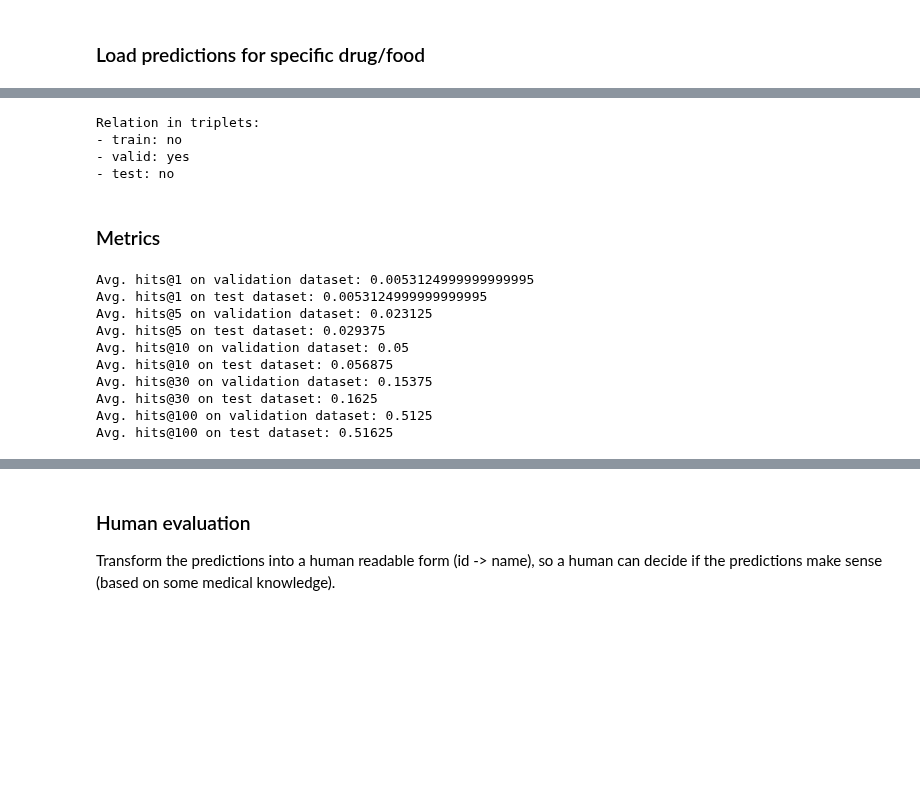
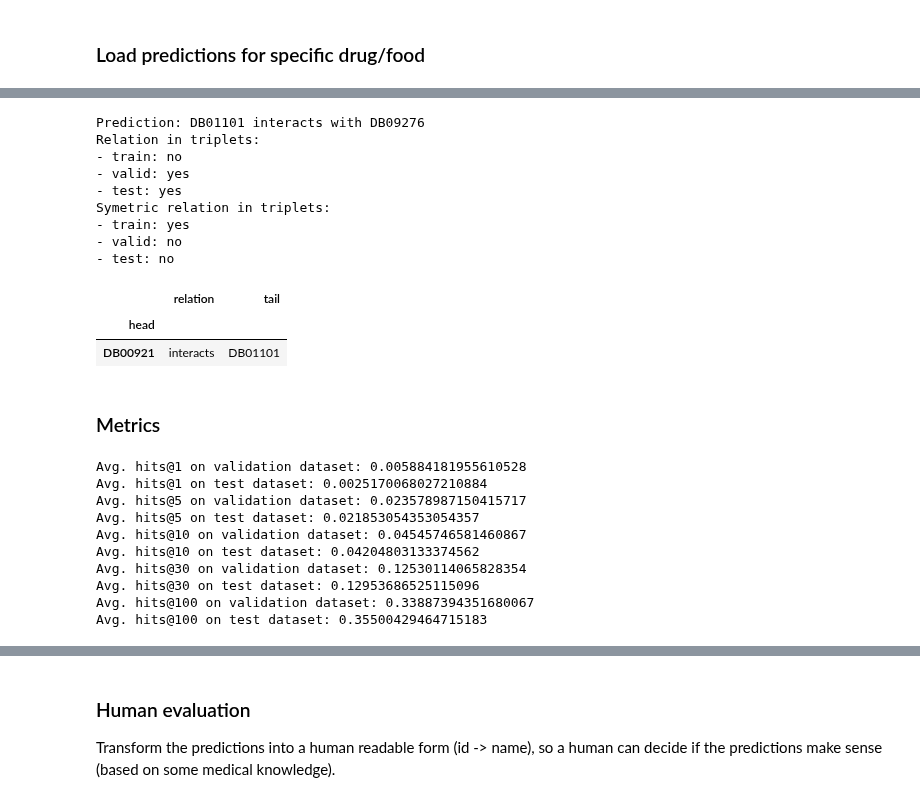
Before and after one commit to marketakrenkova/drug-interaction-prediction, a Jupyter notebook: data_processing/prediction_processing.ipynb, the cells around one changed output, grey strips where cells are left out. Drawn from its saved outputs; the diff is of its cells as text; code cells hidden in the pictures; blank space fills up the shorter version.

```diff
--- a/data_processing/prediction_processing.ipynb
+++ b/data_processing/prediction_processing.ipynb
@@ -172,7 +202,8 @@ Interactions with delta-Carotene
 
 data = 'drugbank'
 idx = drug_id
-snd_idx = tails[60]
+snd_idx = tails[3]
+print('Prediction:', idx, 'interacts with', snd_idx)
 
 train_triplets = pd.read_csv(triplets_dir + 'train_' + data + '.tsv', sep='\t', index_col=[0])
 valid_triplets = pd.read_csv(triplets_dir + 'valid_' + data + '.tsv', sep='\t', index_col=[0])
@@ -182,6 +213,7 @@ filtered_triplets = train_triplets.loc[train_triplets.index == idx]
 in_train = filtered_triplets.loc[filtered_triplets['tail'] == snd_idx].any().sum()
 
 filtered_triplets = valid_triplets.loc[valid_triplets.index == idx]
+# print(filtered_triplets.loc[filtered_triplets['tail'] == snd_idx])
 in_valid = filtered_triplets.loc[filtered_triplets['tail'] == snd_idx].any().sum()
 
 filtered_triplets = test_triplets.loc[test_triplets.index == idx]
@@ -191,11 +223,39 @@ print(f'Relation in triplets:')
 print(f'- train:', 'yes' if in_train else 'no')
 print(f'- valid:', 'yes' if in_valid else 'no')
 print(f'- test:', 'yes' if in_test else 'no')
+
+# find also symetric relations
+filtered_triplets = train_triplets.loc[train_triplets.index == snd_idx]
+in_train = filtered_triplets.loc[filtered_triplets['tail'] == idx].any().sum()
+# print(filtered_triplets.loc[filtered_triplets['tail'] == idx])
+
+filtered_triplets = valid_triplets.loc[valid_triplets.index == snd_idx]
+in_valid = filtered_triplets.loc[filtered_triplets['tail'] == idx].any().sum()
+
+filtered_triplets = test_triplets.loc[test_triplets.index == snd_idx]
+in_test = filtered_triplets.loc[filtered_triplets['tail'] == idx].any().sum()
+
+print(f'Symetric relation in triplets:')
+print(f'- train:', 'yes' if in_train else 'no')
+print(f'- valid:', 'yes' if in_valid else 'no')
+print(f'- test:', 'yes' if in_test else 'no')
 # %% [output]
+Prediction: DB01101 interacts with DB09276
 Relation in triplets:
 - train: no
 - valid: yes
+- test: yes
+Symetric relation in triplets:
+- train: yes
+- valid: no
 - test: no
+# %%
+tmp = train_triplets.loc[train_triplets['tail'] == 'DB01101']
+tmp[tmp.index == 'DB00921']
+# %% [output]
+|  | relation | tail |
+| head |  |  |
+| DB00921 | interacts | DB01101 |
 # %% [markdown]
 ### Metrics
 # %%
@@ -243,20 +303,20 @@ def compute_hits_at_k(common_drugs_ids, prediction_dir, specification, data_dir,
     print(f'Avg. hits@{k} on validation dataset: {np.mean(hits_k_valid)}')
     print(f'Avg. hits@{k} on test dataset: {np.mean(hits_k_test)}')
 # %%
-compute_hits_at_k(common_drugs_ids, prediction_dir, specification, data_dir, triplets_dir, 1)
-compute_hits_at_k(common_drugs_ids, prediction_dir, specification, data_dir, triplets_dir, 5)
-compute_hits_at_k(common_drugs_ids, prediction_dir, specification, data_dir, triplets_dir, 10)
-compute_hits_at_k(common_drugs_ids, prediction_dir, specification, data_dir, triplets_dir, 30)
-compute_hits_at_k(common_drugs_ids, prediction_dir, specification, data_dir, triplets_dir, 100)
+compute_hits_at_k(common_drugs_ids, prediction_dir, specification, model_name, data_dir, triplets_dir, 1)
+compute_hits_at_k(common_drugs_ids, prediction_dir, specification, model_name, data_dir, triplets_dir, 5)
+compute_hits_at_k(common_drugs_ids, prediction_dir, specification, model_name, data_dir, triplets_dir, 10)
+compute_hits_at_k(common_drugs_ids, prediction_dir, specification, model_name, data_dir, triplets_dir, 30)
+compute_hits_at_k(common_drugs_ids, prediction_dir, specification, model_name, data_dir, triplets_dir, 100)
 # %% [output]
-Avg. hits@1 on validation dataset: 0.0053124999999999995
-Avg. hits@1 on test dataset: 0.0053124999999999995
-Avg. hits@5 on validation dataset: 0.023125
-Avg. hits@5 on test dataset: 0.029375
-Avg. hits@10 on validation dataset: 0.05
-Avg. hits@10 on test dataset: 0.056875
-Avg. hits@30 on validation dataset: 0.15375
-Avg. hits@30 on test dataset: 0.1625
-Avg. hits@100 on validation dataset: 0.5125
-Avg. hits@100 on test dataset: 0.51625
+Avg. hits@1 on validation dataset: 0.005884181955610528
+Avg. hits@1 on test dataset: 0.0025170068027210884
+Avg. hits@5 on validation dataset: 0.023578987150415717
+Avg. hits@5 on test dataset: 0.021853054353054357
+Avg. hits@10 on validation dataset: 0.04545746581460867
+Avg. hits@10 on test dataset: 0.04204803133374562
+Avg. hits@30 on validation dataset: 0.12530114065828354
+Avg. hits@30 on test dataset: 0.12953686525115096
+Avg. hits@100 on validation dataset: 0.33887394351680067
+Avg. hits@100 on test dataset: 0.35500429464715183
 # %%
```
Also changed, not shown: parts of 17 cells of this notebook, 12 other files.
